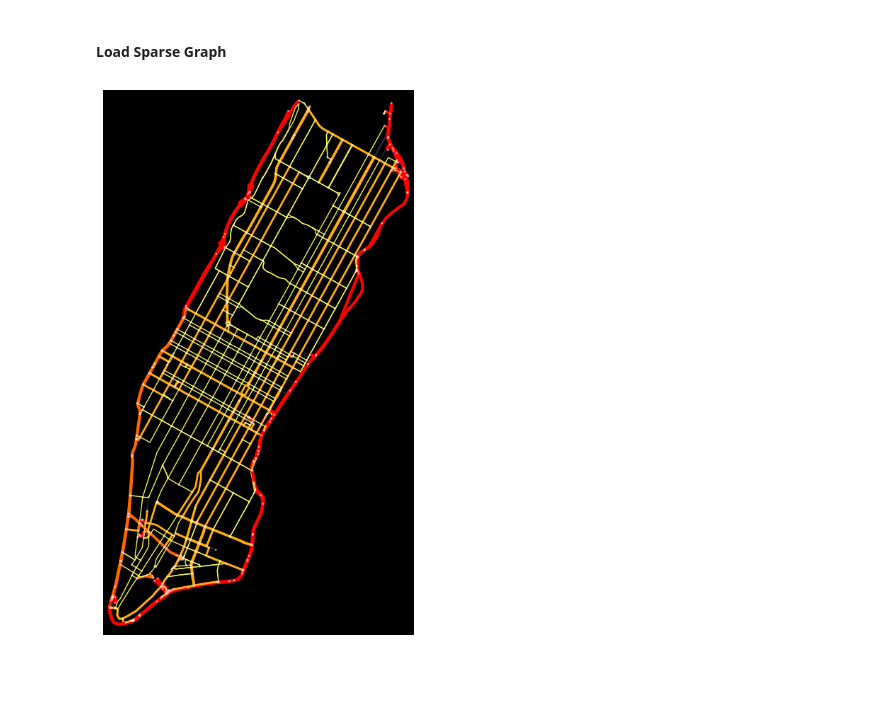
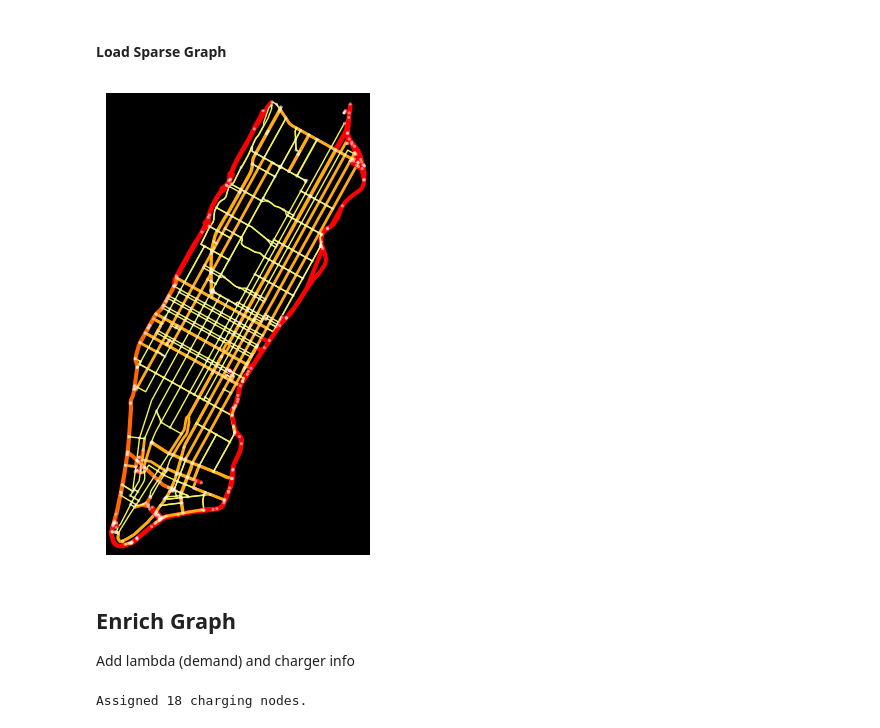
Before and after one commit to akseldkw07/Waymo-Agent, a Jupyter notebook: notebooks/osmnx-save-manhattan.ipynb, the cells around one changed output. Drawn from its saved outputs; the diff is of its cells as text; code cells hidden in the pictures; blank space fills up the shorter version.

```diff
--- a/notebooks/osmnx-save-manhattan.ipynb
+++ b/notebooks/osmnx-save-manhattan.ipynb
@@ -71,10 +79,14 @@ G = ox.load_graphml(filepath=MAP_DIR / sparse_graph_name)
 # %%
 edge_colors, edge_widths = OSMNXConstants.get_edge_colors(G)
 fig, ax = ox.plot_graph(
     G,
     edge_color=edge_colors,
     edge_linewidth=edge_widths,
-    **OX_PLOT_DEFAULTS,
+    **{**OX_PLOT_DEFAULTS | {"figsize": (4, 4)}},
 )
 # %% [output]
-[figure, old version]
+[figure, new version]
+# %% [markdown]
+## Enrich Graph
+
+Add lambda (demand) and charger info
@@ -80,0 +96,4 @@ fig, ax = ox.plot_graph(
+# %%
+enrich_graph(G)
+# %% [output]
+Assigned 18 charging nodes.
```
Also changed, not shown: parts of 6 cells of this notebook, 20 other files.
